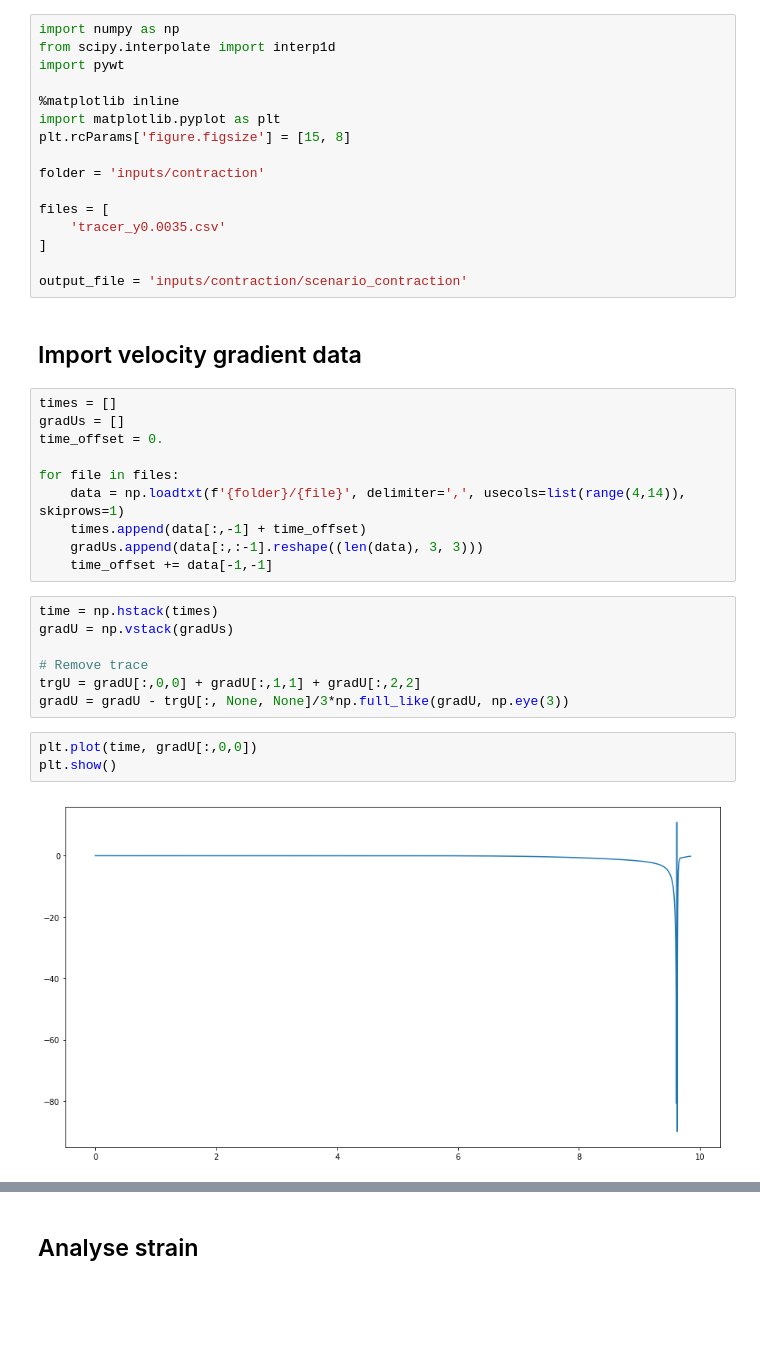
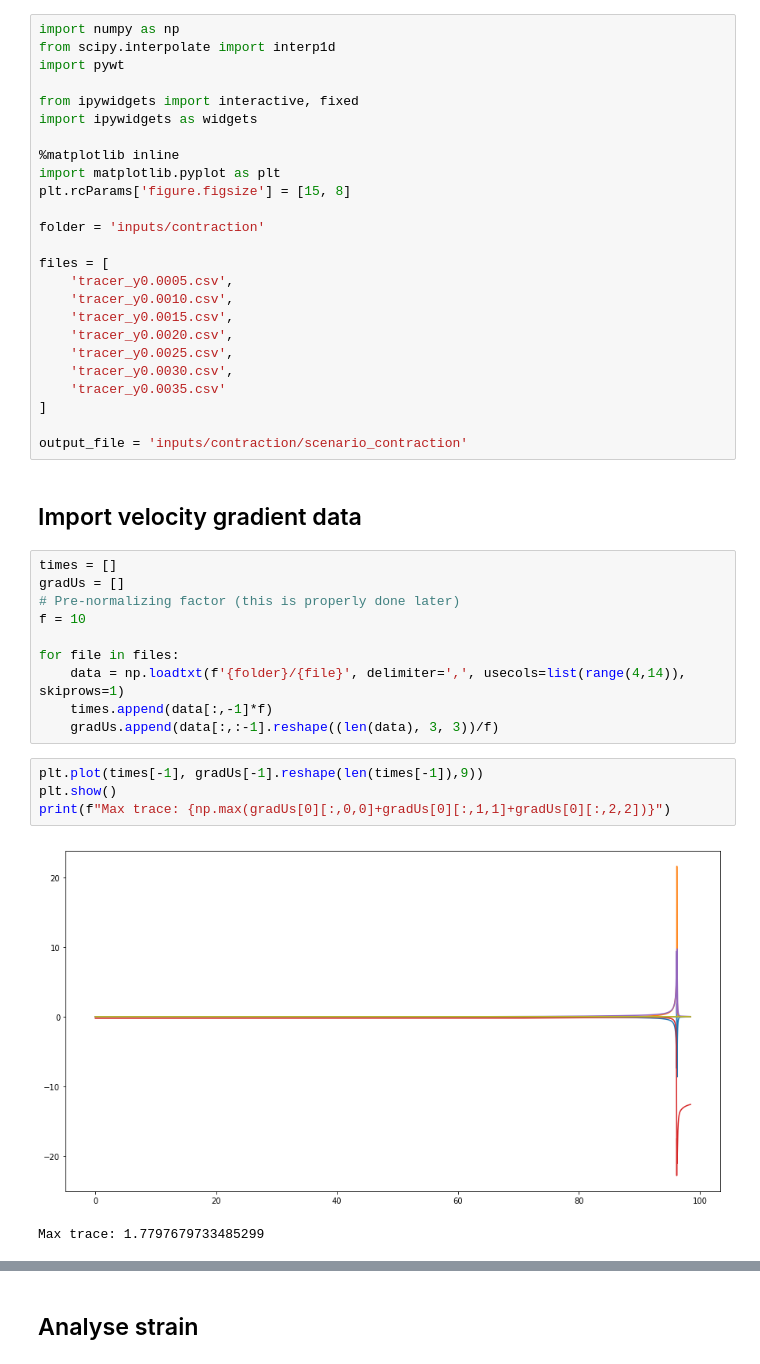
Before and after one commit to etiennerognin/DiluteBrownianDynamics, a Jupyter notebook: data/extract_scenario_contraction.ipynb, the cells around one changed output, grey strips where cells are left out. Drawn from its saved outputs; the diff is of its cells as text; blank space fills up the shorter version.

Commit message:
Scripts to generate data

```diff
--- a/data/extract_scenario_contraction.ipynb
+++ b/data/extract_scenario_contraction.ipynb
@@ -8,6 +8,9 @@ When streamlines are computed by ParaView, one column of the interpolated data i
 import numpy as np
 from scipy.interpolate import interp1d
 import pywt
+
+from ipywidgets import interactive, fixed
+import ipywidgets as widgets
 
 %matplotlib inline
 import matplotlib.pyplot as plt
@@ -16,6 +19,12 @@ plt.rcParams['figure.figsize'] = [15, 8]
 folder = 'inputs/contraction'
 
 files = [
+    'tracer_y0.0005.csv',
+    'tracer_y0.0010.csv',
+    'tracer_y0.0015.csv',
+    'tracer_y0.0020.csv',
+    'tracer_y0.0025.csv',
+    'tracer_y0.0030.csv',
     'tracer_y0.0035.csv'
 ]
 
@@ -25,22 +34,17 @@ output_file = 'inputs/contraction/scenario_contraction'
 # %%
 times = []
 gradUs = []
-time_offset = 0.
+# Pre-normalizing factor (this is properly done later)
+f = 10
 
 for file in files:
     data = np.loadtxt(f'{folder}/{file}', delimiter=',', usecols=list(range(4,14)), skiprows=1)
-    times.append(data[:,-1] + time_offset)
-    gradUs.append(data[:,:-1].reshape((len(data), 3, 3)))
-    time_offset += data[-1,-1]
+    times.append(data[:,-1]*f)
+    gradUs.append(data[:,:-1].reshape((len(data), 3, 3))/f)
-# %%
-time = np.hstack(times)
-gradU = np.vstack(gradUs)
-
-# Remove trace
-trgU = gradU[:,0,0] + gradU[:,1,1] + gradU[:,2,2]
-gradU = gradU - trgU[:, None, None]/3*np.full_like(gradU, np.eye(3))
 # %%
-plt.plot(time, gradU[:,0,0])
+plt.plot(times[-1], gradUs[-1].reshape(len(times[-1]),9))
 plt.show()
+print(f"Max trace: {np.max(gradUs[0][:,0,0]+gradUs[0][:,1,1]+gradUs[0][:,2,2])}")
 # %% [output]
-[figure, old version]
+[figure, new version]
+Max trace: 1.7797679733485299
```
Also changed, not shown: parts of 11 cells of this notebook, 28 other files.
